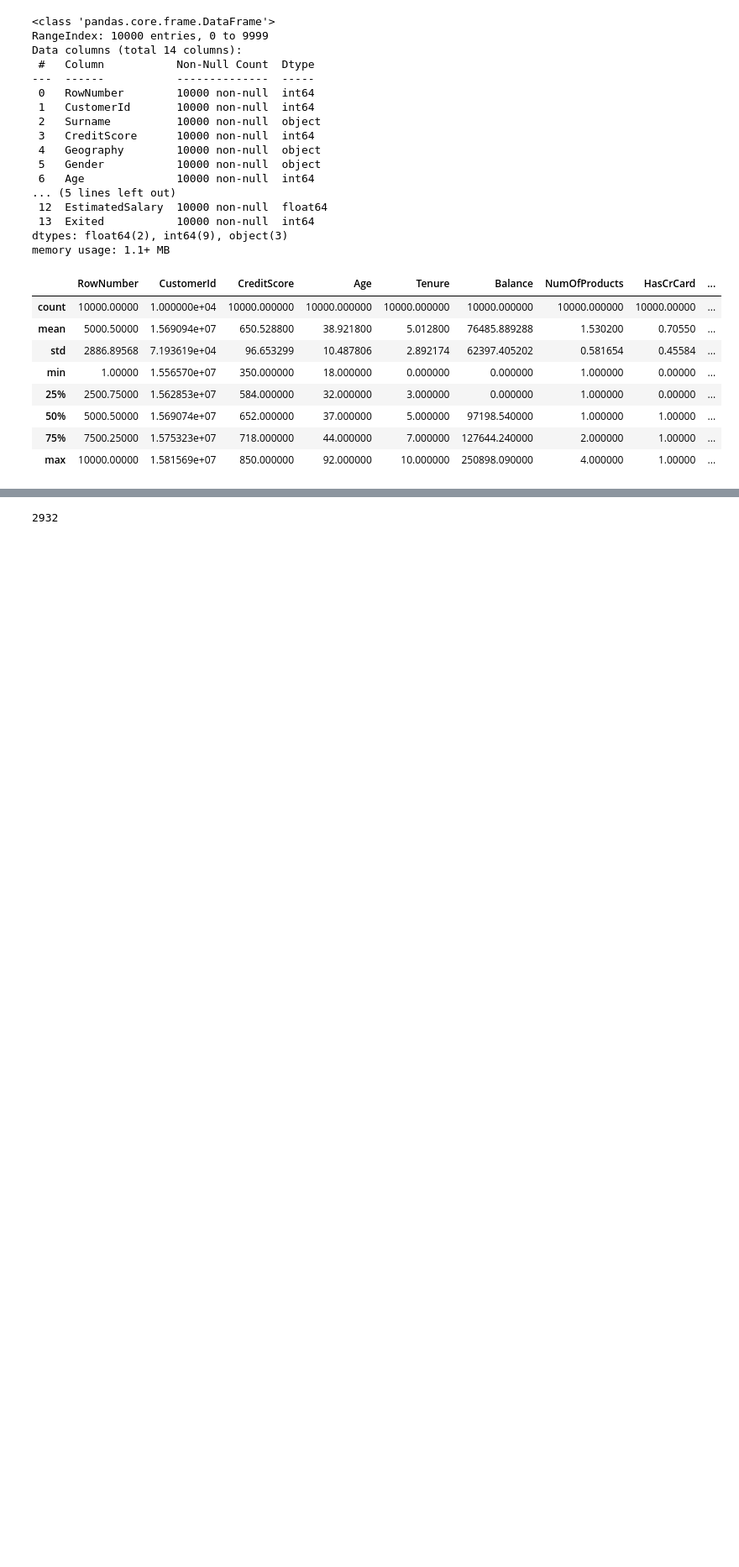
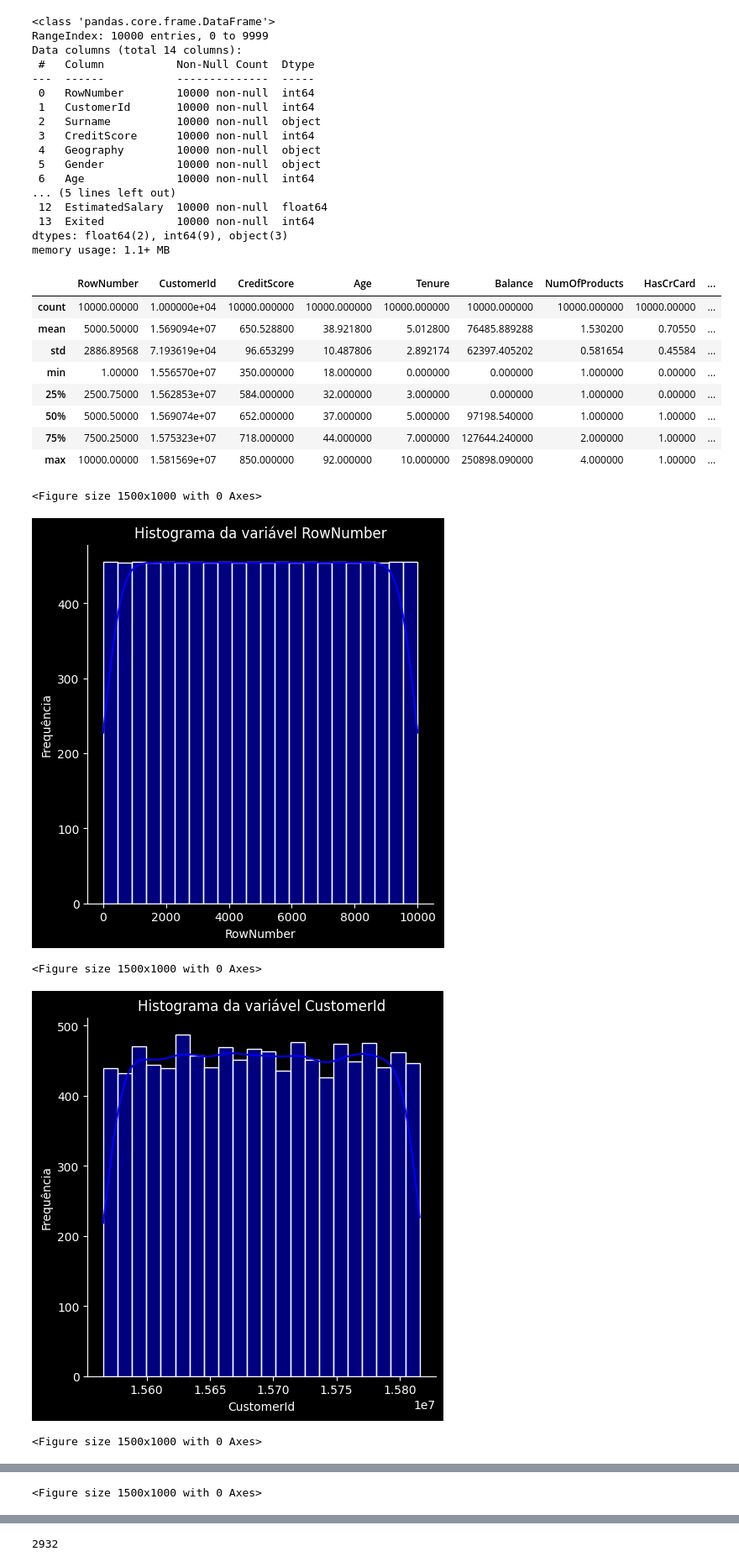
Before and after one commit to Joao-Inacio/Projeto-Kaggle, a Jupyter notebook: Customer Churn/churn.ipynb, the cells around one changed output, grey strips where cells are left out. Shown at 84% size. Drawn from its saved outputs; the diff is of its cells as text; code cells hidden in the pictures; blank space fills up the shorter version.

```diff
--- a/Customer Churn/churn.ipynb
+++ b/Customer Churn/churn.ipynb
@@ -51,3 +60,21 @@ df.describe()
 | 50% | 5000.50000 | 1.569074e+07 | 652.000000 | 37.000000 | 5.000000 | 97198.540000 | 1.000000 | 1.00000 | ... |
 | 75% | 7500.25000 | 1.575323e+07 | 718.000000 | 44.000000 | 7.000000 | 127644.240000 | 2.000000 | 1.00000 | ... |
 | max | 10000.00000 | 1.581569e+07 | 850.000000 | 92.000000 | 10.000000 | 250898.090000 | 4.000000 | 1.00000 | ... |
+# %%
+# Selecionando apenas as colunas numéricas
+numeric_cols = df.select_dtypes(include=['int', 'float'])
+
+# Plotando histograma para cada coluna numérica
+for column in numeric_cols.columns:
+    plt.figure(figsize=(15, 10));
+    sns.displot(df[column], kde=True, color='blue');
+    plt.title(f'Histograma da variável {column}');
+    plt.xlabel(column);
+    plt.ylabel('Frequência');
+    plt.show();
+# %% [output]
+<Figure size 1500x1000 with 0 Axes>
+[figure, added]
+<Figure size 1500x1000 with 0 Axes>
+[figure, added]
+<Figure size 1500x1000 with 0 Axes>
@@ -53,0 +82 @@ df.describe()
+<Figure size 1500x1000 with 0 Axes>
```
Also changed, not shown: parts of 9 cells of this notebook.
